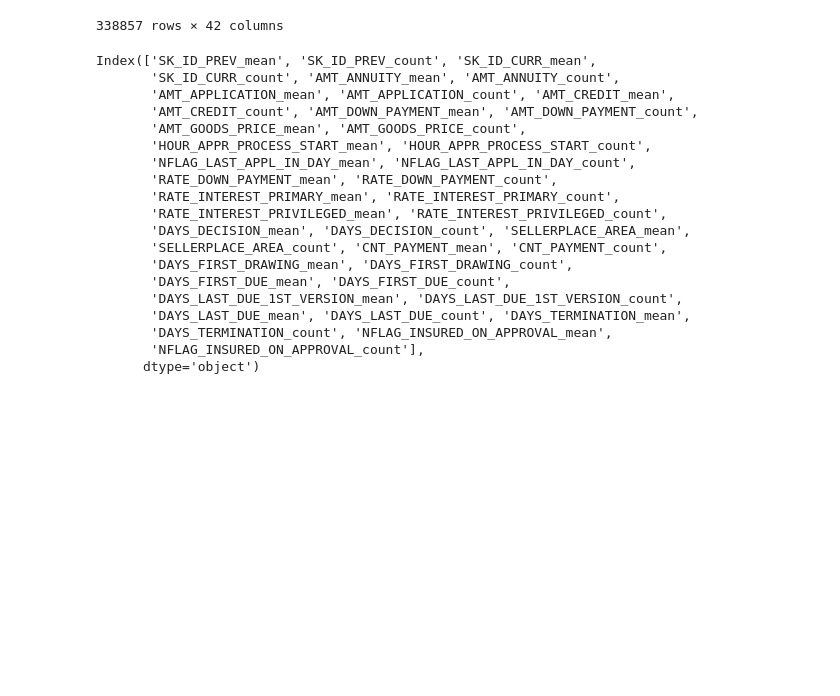
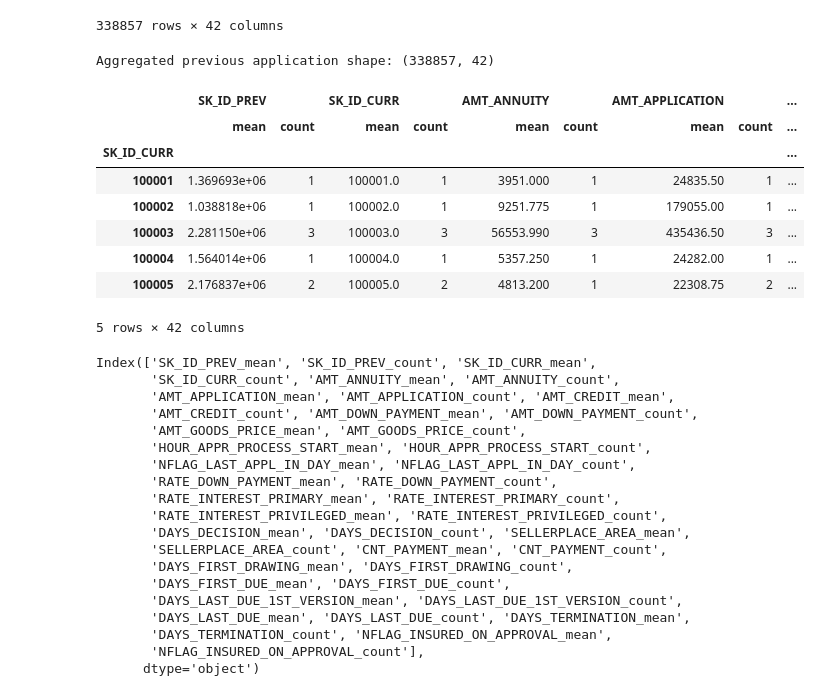
Before and after one commit to nandhakumar-v-19/Home-Loan-Default-Risk-Management, a Jupyter notebook: Home_Loan_Default_Risk_Management.ipynb, the cells around one changed output. Cells and saved outputs as stored; diff of their text form; code cells hidden in the pictures; blank space fills up the shorter version.

```diff
--- a/Home_Loan_Default_Risk_Management.ipynb
+++ b/Home_Loan_Default_Risk_Management.ipynb
@@ -771,6 +757,20 @@ agg_prev
 | 456254 | 1.904658e+06 | 2 | 456254.0 | 2 | 10681.132500 | 2 | 121317.750 | 2 | ... |
 | 456255 | 1.840053e+06 | 8 | 456255.0 | 8 | 20775.391875 | 8 | 362770.875 | 8 | ... |
 338857 rows × 42 columns
+# %%
+print("Aggregated previous application shape:", agg_prev.shape)
+display(agg_prev.head())
+# %% [output]
+Aggregated previous application shape: (338857, 42)
+|  | SK_ID_PREV |  | SK_ID_CURR |  | AMT_ANNUITY |  | AMT_APPLICATION |  | ... |
+|  | mean | count | mean | count | mean | count | mean | count | ... |
+| SK_ID_CURR |  |  |  |  |  |  |  |  | ... |
+| 100001 | 1.369693e+06 | 1 | 100001.0 | 1 | 3951.000 | 1 | 24835.50 | 1 | ... |
+| 100002 | 1.038818e+06 | 1 | 100002.0 | 1 | 9251.775 | 1 | 179055.00 | 1 | ... |
+| 100003 | 2.281150e+06 | 3 | 100003.0 | 3 | 56553.990 | 3 | 435436.50 | 3 | ... |
+| 100004 | 1.564014e+06 | 1 | 100004.0 | 1 | 5357.250 | 1 | 24282.00 | 1 | ... |
+| 100005 | 2.176837e+06 | 2 | 100005.0 | 2 | 4813.200 | 1 | 22308.75 | 2 | ... |
+5 rows × 42 columns
 # %%
 agg_prev.columns = ['_'.join(col).strip() for col in agg_prev.columns.values]
 agg_prev.columns
```
Also changed, not shown: parts of 11 cells of this notebook.
